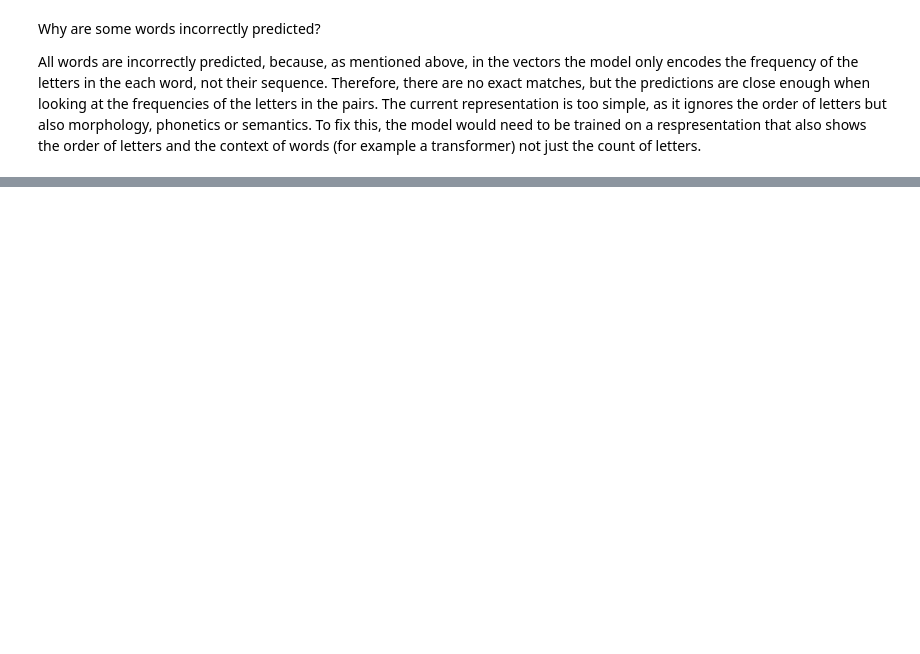
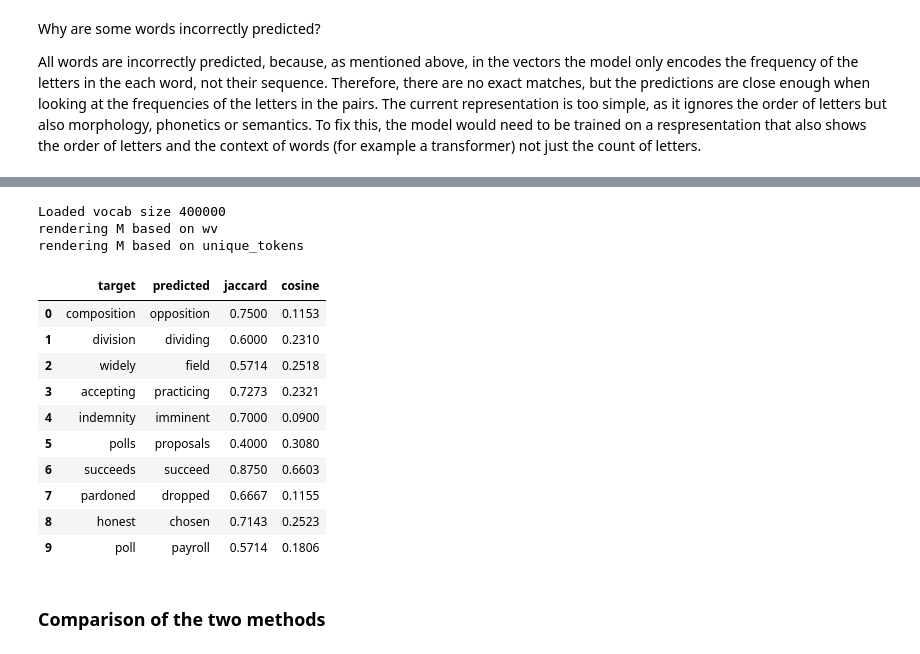
Before and after one commit to amee342/NLP_2026_A2, a Jupyter notebook: A4/A4_MLP.ipynb, the cells around one changed output, grey strips where cells are left out. Cells and saved outputs as stored; diff of their text form; code cells hidden in the pictures; blank space fills up the shorter version.

```diff
--- a/A4/A4_MLP.ipynb
+++ b/A4/A4_MLP.ipynb
@@ -340,0 +330,77 @@ target: second           | predicted: concluded  |   jaccard similarity:0.5
+# %%
+#Method 2 - cosine similairty
+#load Glove
+import gensim.downloader as api
+
+wv_from_bin = api.load("glove-wiki-gigaword-200")
+print("Loaded vocab size %i" % len(list(wv_from_bin.index_to_key)))
+tokens_glove_brown = list(dataset.word_to_idx.keys())
+
+# vocabulary matching
+wv_words = list(wv_from_bin.index_to_key)
+unique_tokens = set(tokens_glove_brown)
+word2ind = {}
+M = []
+idx = 0
+print('rendering M based on wv')
+for w in wv_words:
+    try:
+        M.append(wv_from_bin.get_vector(w))
+        word2ind[w] = idx
+        idx += 1
+    except:
+        pass
+print('rendering M based on unique_tokens')
+for w in unique_tokens:
+    if w in wv_words:
+        continue
+    try:
+        M.append(wv_from_bin.get_vector(w))
+        word2ind[w] = idx
+        idx += 1
+    except:
+        pass
+
+M = np.stack(M)
+# %% [output]
+Loaded vocab size 400000
+rendering M based on wv
+rendering M based on unique_tokens
+# %%
+def compare_similarity_methods(dataset, n, model, ds, word2ind, M):
+    target_words, predicted_words = get_n_words(dataset, n, model, ds, verbose=False)
+
+    rows = []
+
+    for t, p in zip(target_words, predicted_words):
+        # jaccard
+        jaccard_score = jaccard_similarity(t,p,ds)
+
+        # cosine similarity
+        cos_glove = wv_from_bin.similarity(t, p)
+
+        rows.append({
+            "target"         : t,
+            "predicted"      : p,
+            "jaccard" : round(jaccard_score, 4),
+            "cosine" : round(cos_glove, 4)})
+
+    df = pd.DataFrame(rows)
+    display(df)
+    return df
+
+df = compare_similarity_methods(test_dataset, 10, model, dataset, word2ind, M)
+# %% [output]
+|  | target | predicted | jaccard | cosine |
+| 0 | composition | opposition | 0.7500 | 0.1153 |
+| 1 | division | dividing | 0.6000 | 0.2310 |
+| 2 | widely | field | 0.5714 | 0.2518 |
+| 3 | accepting | practicing | 0.7273 | 0.2321 |
+| 4 | indemnity | imminent | 0.7000 | 0.0900 |
+| 5 | polls | proposals | 0.4000 | 0.3080 |
+| 6 | succeeds | succeed | 0.8750 | 0.6603 |
+| 7 | pardoned | dropped | 0.6667 | 0.1155 |
+| 8 | honest | chosen | 0.7143 | 0.2523 |
+| 9 | poll | payroll | 0.5714 | 0.1806 |
+# %% [markdown]
+### Comparison of the two methods
```
Also changed, not shown: parts of 12 cells of this notebook, 3 other files.
